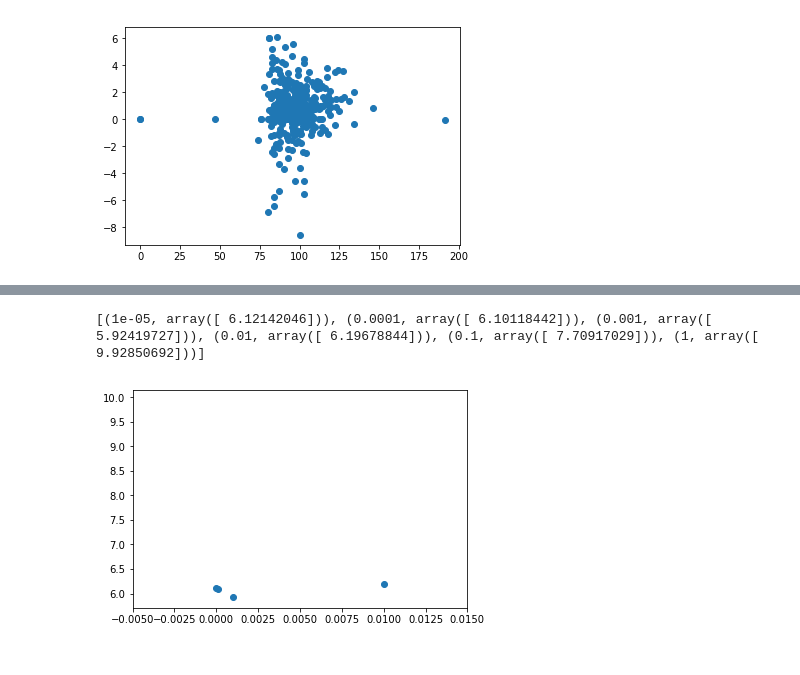
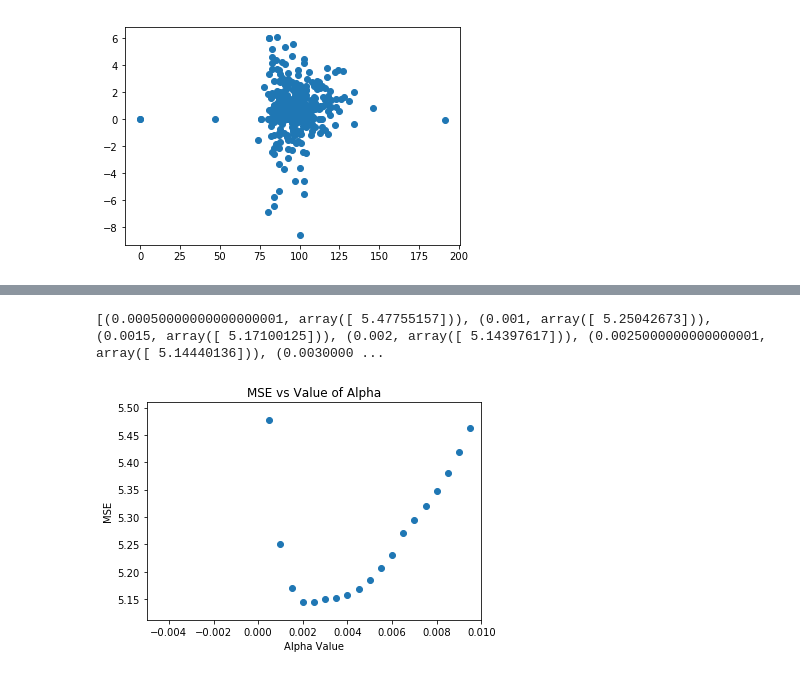
Before and after one commit to jasonyzhao/MetricsB, a Jupyter notebook: MetricsB.ipynb, the cells around one changed output, grey strips where cells are left out. Saved outputs shown, nothing was run; the diff lists cells and outputs as text; code cells hidden in the pictures.

```diff
--- a/MetricsB.ipynb
+++ b/MetricsB.ipynb
@@ -212,7 +256,7 @@ from sklearn.linear_model import LinearRegression
 
 dummies3 = dummies.iloc[:, 3:].apply(lambda x: x**3)
 #print dummies.iloc[0:3,3:]
-X = dummies.iloc[:,3:] #dummies3#.iloc[:, 3:]
+X = dummies.iloc[:,2:] #dummies3#.iloc[:, 3:]
 #y = df['log ROI']
 posidx = df[df['log ROI']>0].index
 print posidx
@@ -224,7 +268,7 @@ lassoreg.fit(X,y)
 
 print lassoreg.score(X,y)
 print("Lasso results:")
-zip(dummies.columns[3:],lassoreg.coef_)
+zip(dummies.columns[2:],lassoreg.coef_)
 
 lassohat = lassoreg.predict(X)
 resid = lassohat-y
@@ -235,7 +279,7 @@ plt.scatter(np.arange(len(y)), lassohat[idx])
 plt.scatter(np.arange(len(y)), y[idx])
 plt.show()
 results = pd.DataFrame()
-results['Variables']=dummies.columns[3:]
+results['Variables']=dummies.columns[2:]
 results['Coefficients'] = lassoreg.coef_
 results['P values'] = get_p(X,y,lassohat,lassoreg.coef_).T
 posresults = results[results['Coefficients']>0]
@@ -481,9 +519,14 @@ def cross_val2(X,y,a):
         if i%20==0:
             print i
     return error/cnt
+# def cross_val3(X,y,model,a):
 
-alphas=np.arange(1, 10) * 0.001#[0.00001, 0.0001,0.001, 0.01, 0.1, 1]
+alphas=np.arange(1, 20) * 0.0005#[0.00001, 0.0001,0.001, 0.01, 0.1, 1]
 print alphas
+
+
+
+
 mses=[]
 for a in alphas:
     err=cross_val2(X,y,a)
@@ -526,13 +577,21 @@ There are 389 samples
 # %%
 mses = np.array(mses)
 print zip(alphas,mses)
 plt.scatter(alphas, mses)
-plt.xlim((-0.005,0.015))
+plt.xlim((-0.005,0.01))
+plt.title("MSE vs Value of Alpha")
+plt.xlabel("Alpha Value")
+plt.ylabel("MSE")
 plt.show()
 # lasso2 = LassoLars(alpha=0.002, normalize=True, max_iter=10000).fit(X,y)
-# print cross_val(X,y,lasso2)
-# print cross_val(X,y,lm)
+
+
+
+# ridge = model.fit_regularized(alpha=0.003, l1_wt=0)
+# #result.summary()
+# print cross_val2(X,y,lasso2)
+# print cross_val2(X,y,ridge)
 # print cross_val(X,y,ridgereg)
 # %% [output]
-[(1e-05, array([ 6.12142046])), (0.0001, array([ 6.10118442])), (0.001, array([ 5.92419727])), (0.01, array([ 6.19678844])), (0.1, array([ 7.70917029])), (1, array([ 9.92850692]))]
+[(0.00050000000000000001, array([ 5.47755157])), (0.001, array([ 5.25042673])), (0.0015, array([ 5.17100125])), (0.002, array([ 5.14397617])), (0.0025000000000000001, array([ 5.14440136])), (0.0030000 ...
-[figure, old version]
+[figure, new version]
```
Also changed, not shown: parts of 12 cells of this notebook, 3 other files.
